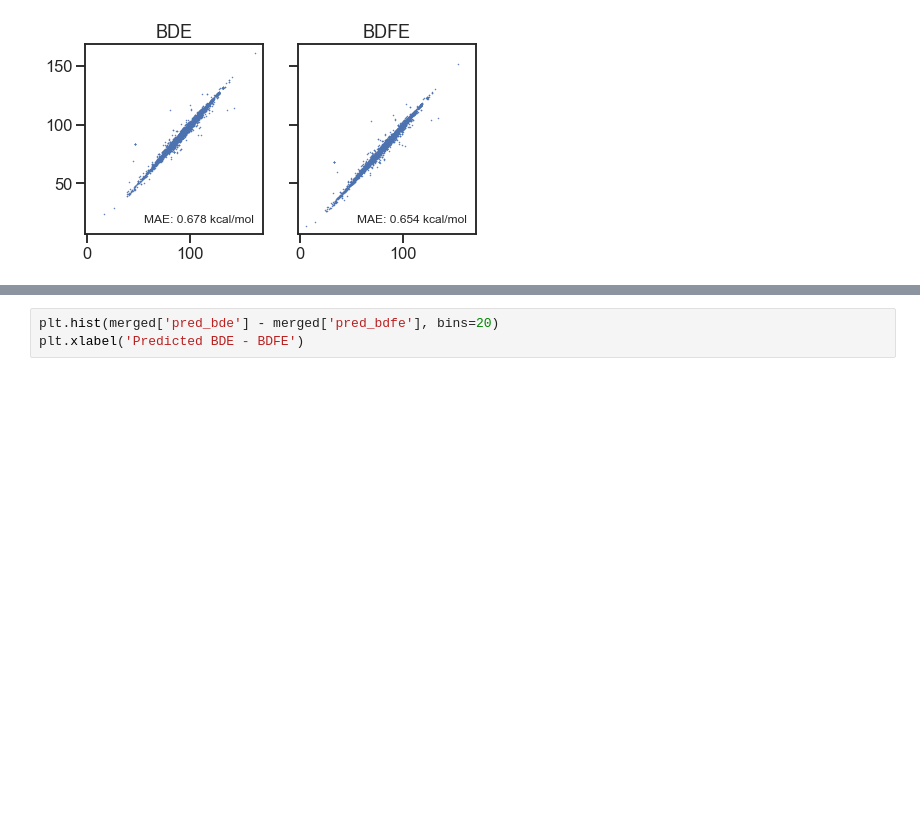
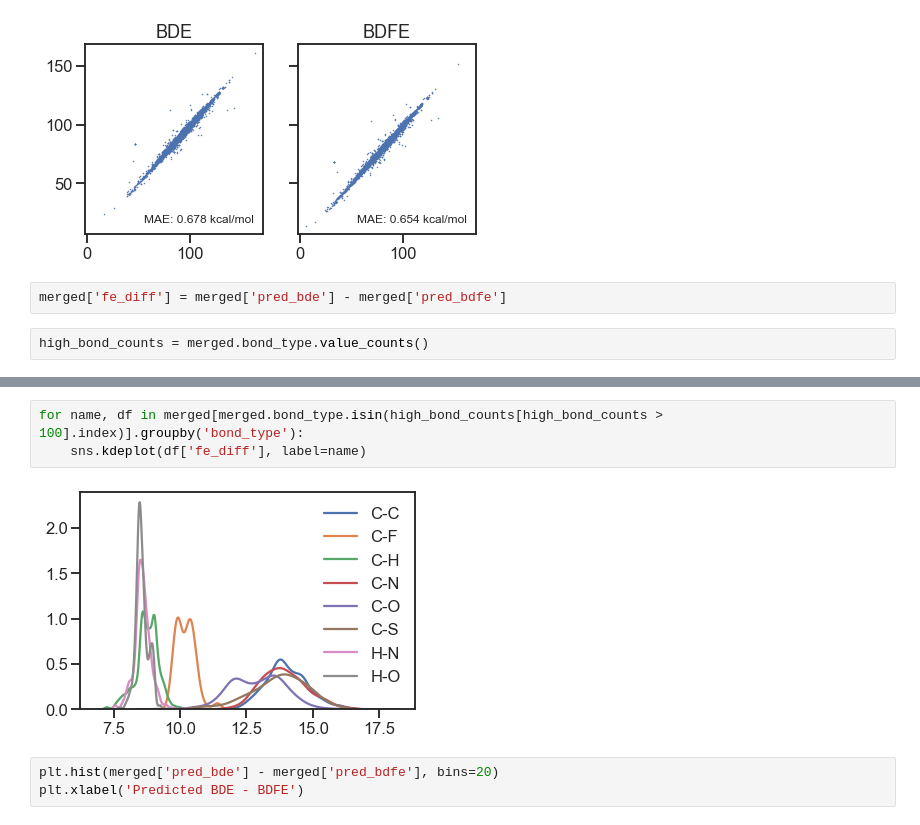
Before and after one commit to pstjohn/bde_tf2, a Jupyter notebook: plot_test.ipynb, the cells around one changed output, grey strips where cells are left out. Saved outputs shown, nothing was run; the diff lists cells and outputs as text; blank space fills up the shorter version.

```diff
--- a/plot_test.ipynb
+++ b/plot_test.ipynb
@@ -88,3 +127,7 @@ axs[1].text(.95, .05, f"MAE: {(merged['bdfe'] - merged['pred_bdfe']).abs().mean(
 # %% [output]
 Text(0.95, 0.05, 'MAE: 0.654 kcal/mol')
 [figure]
+# %%
+merged['fe_diff'] = merged['pred_bde'] - merged['pred_bdfe']
+# %%
+high_bond_counts = merged.bond_type.value_counts()
@@ -91,3 +149,8 @@ Text(0.95, 0.05, 'MAE: 0.654 kcal/mol')
+# %%
+for name, df in merged[merged.bond_type.isin(high_bond_counts[high_bond_counts > 100].index)].groupby('bond_type'):
+    sns.kdeplot(df['fe_diff'], label=name)
+# %% [output]
+[figure, added]
 # %%
 plt.hist(merged['pred_bde'] - merged['pred_bdfe'], bins=20)
 plt.xlabel('Predicted BDE - BDFE')
```
Also changed, not shown: parts of 7 cells of this notebook, 1 other file.
